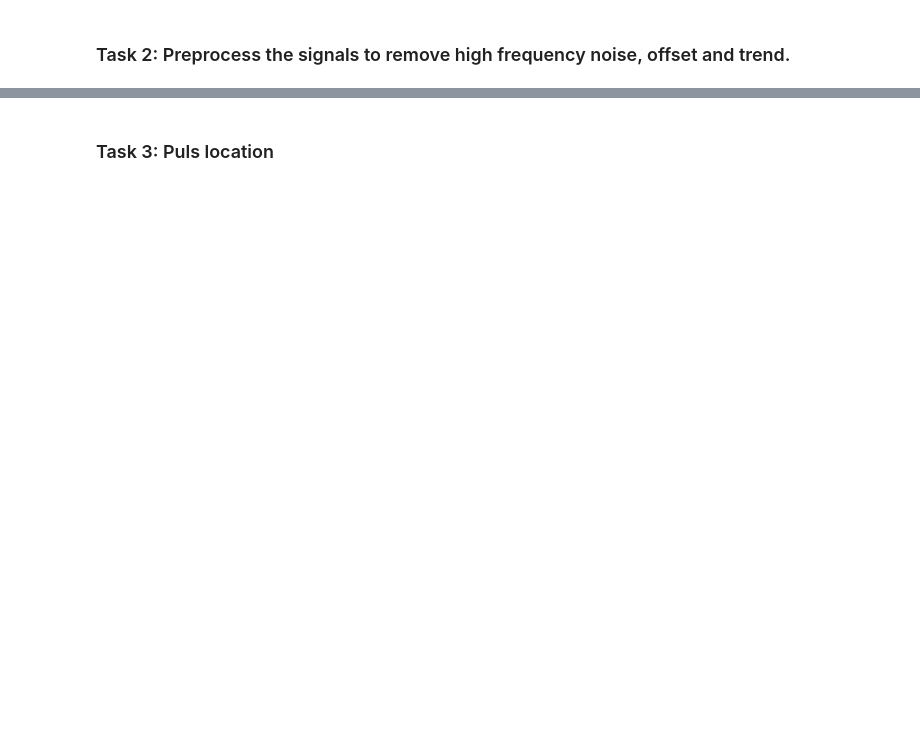
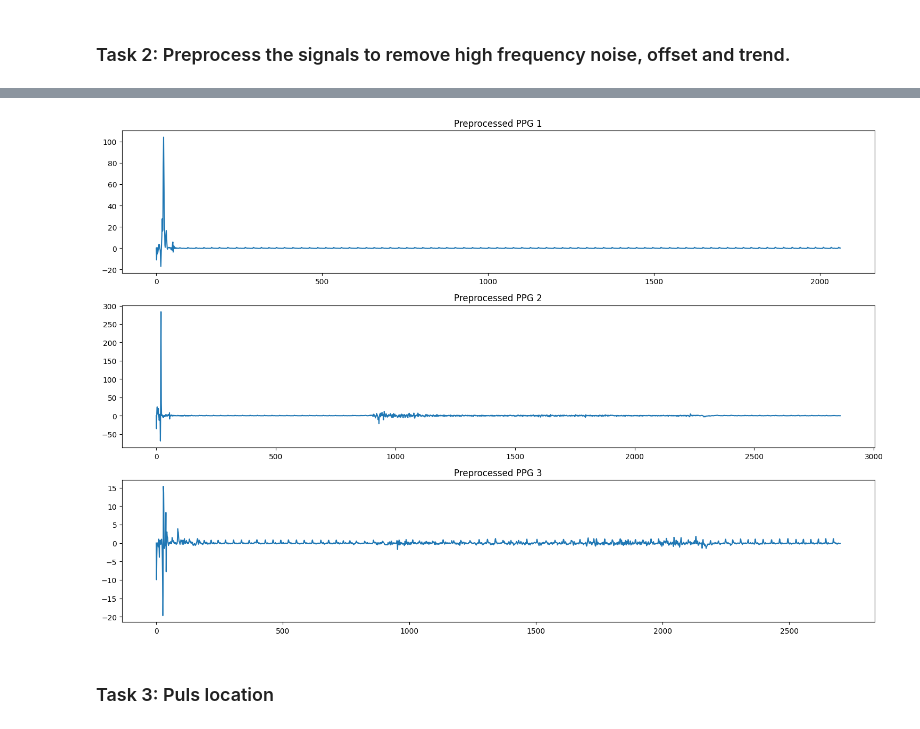
Before and after one commit to dniprocat/Corio-Signal-Processing-Assignment, a Jupyter notebook: ECG-PPG processing.ipynb, the cells around one changed output, grey strips where cells are left out. Drawn from its saved outputs; the diff is of its cells as text; code cells hidden in the pictures; blank space fills up the shorter version.

```diff
--- a/ECG-PPG processing.ipynb
+++ b/ECG-PPG processing.ipynb
@@ -210,2 +210,29 @@ plt.show()
+# %%
+#
+ppg_cutoff = 19
+
+# Signal Preprocessing
+ppg1_preprocessed = preprocess_signal(ppg1, ppg1_sf, ppg_cutoff)
+ppg2_preprocessed = preprocess_signal(ppg2, ppg2_sf, ppg_cutoff)
+ppg3_preprocessed = preprocess_signal(ppg3, ppg3_sf, ppg_cutoff)
+
+plt.figure(figsize=(15, 10))
+
+plt.subplot(3, 1, 1)
+plt.plot(ppg1_preprocessed)
+plt.title('Preprocessed PPG 1')
+
+plt.subplot(3, 1, 2)
+plt.plot(ppg2_preprocessed)
+plt.title('Preprocessed PPG 2')
+
+plt.subplot(3, 1, 3)
+plt.plot(ppg3_preprocessed)
+plt.title('Preprocessed PPG 3')
+
+plt.tight_layout()
+plt.show()
+# %% [output]
+[figure, added]
 # %% [markdown]
 ### Task 3: Puls location
```
Also changed, not shown: parts of 13 cells of this notebook.
